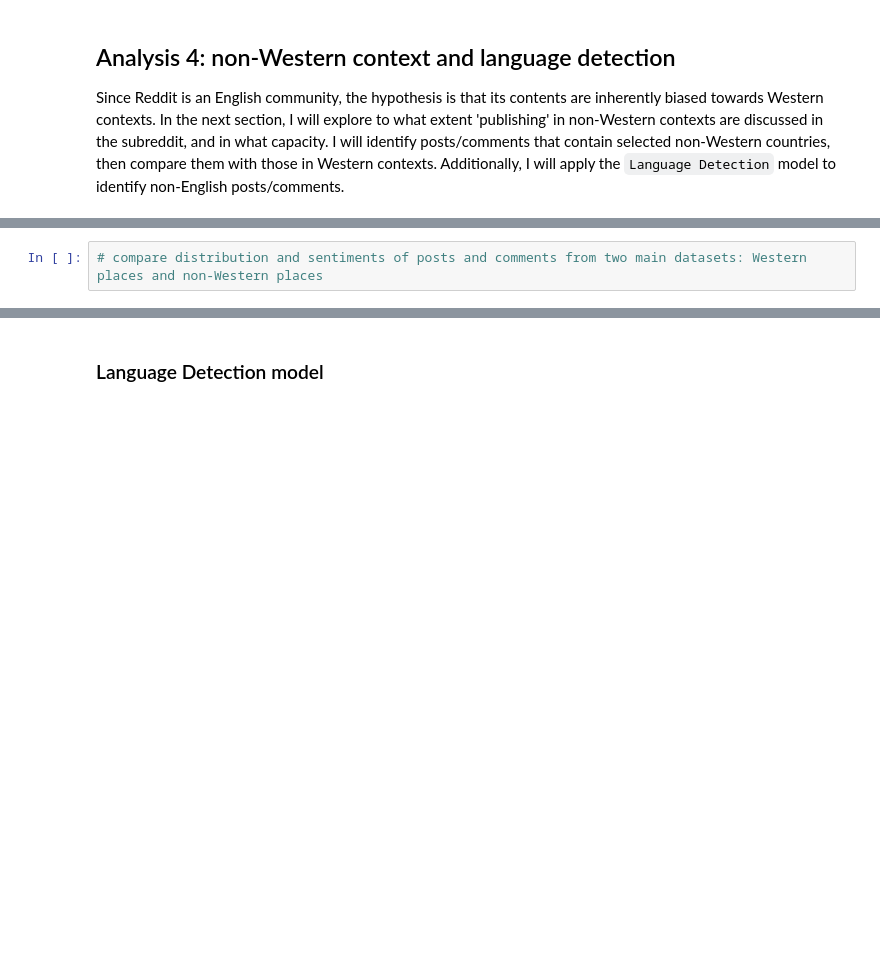
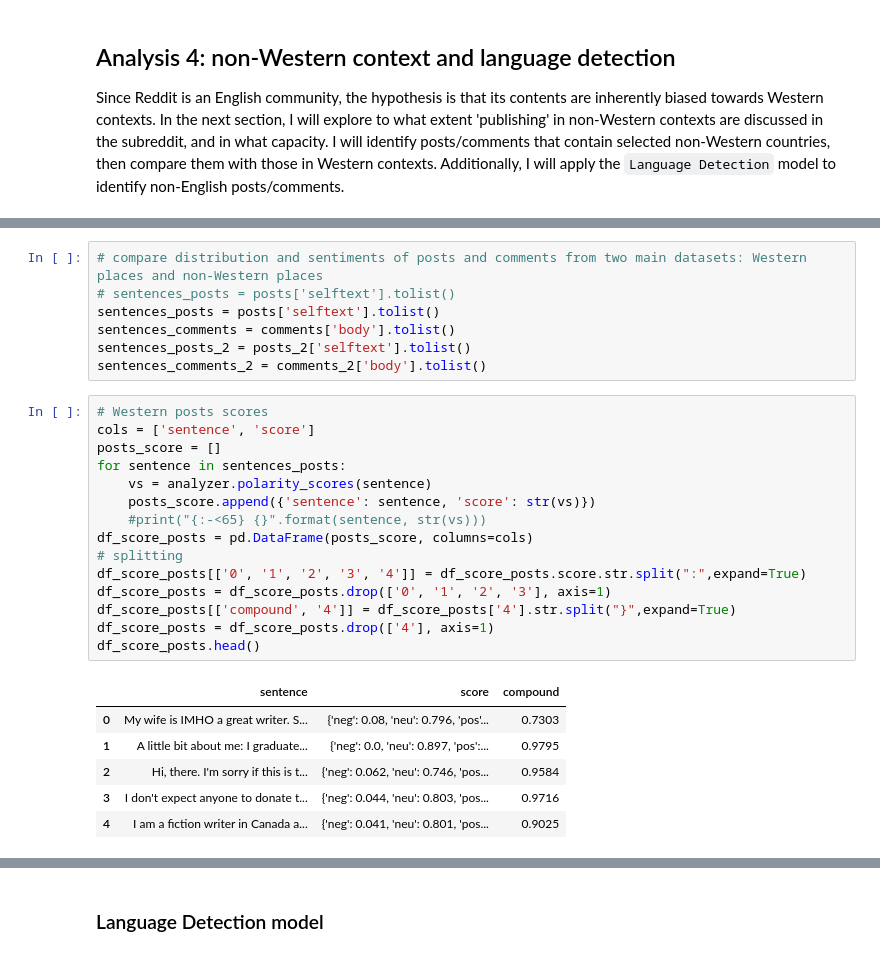
Before and after one commit to meiqingli/dssj_summer2022, a Jupyter notebook: DSSJ_Final_Project_Li.ipynb, the cells around one changed output, grey strips where cells are left out. Cells and saved outputs as stored; diff of their text form; blank space fills up the shorter version.

```diff
--- a/DSSJ_Final_Project_Li.ipynb
+++ b/DSSJ_Final_Project_Li.ipynb
@@ -778,2 +810,29 @@ comments_ny = df_comments_processed[df_comments_processed['body'].str.contains('
 # %%
 # compare distribution and sentiments of posts and comments from two main datasets: Western places and non-Western places
+# sentences_posts = posts['selftext'].tolist()
+sentences_posts = posts['selftext'].tolist()
+sentences_comments = comments['body'].tolist()
+sentences_posts_2 = posts_2['selftext'].tolist()
+sentences_comments_2 = comments_2['body'].tolist()
+# %%
+# Western posts scores
+cols = ['sentence', 'score']
+posts_score = []
+for sentence in sentences_posts:
+    vs = analyzer.polarity_scores(sentence)
+    posts_score.append({'sentence': sentence, 'score': str(vs)})
+    #print("{:-<65} {}".format(sentence, str(vs)))
+df_score_posts = pd.DataFrame(posts_score, columns=cols)
+# splitting
+df_score_posts[['0', '1', '2', '3', '4']] = df_score_posts.score.str.split(":",expand=True)
+df_score_posts = df_score_posts.drop(['0', '1', '2', '3'], axis=1)
+df_score_posts[['compound', '4']] = df_score_posts['4'].str.split("}",expand=True)
+df_score_posts = df_score_posts.drop(['4'], axis=1)
+df_score_posts.head()
+# %% [output]
+|  | sentence | score | compound |
+| 0 | My wife is IMHO a great writer. S... | {'neg': 0.08, 'neu': 0.796, 'pos'... | 0.7303 |
+| 1 | A little bit about me: I graduate... | {'neg': 0.0, 'neu': 0.897, 'pos':... | 0.9795 |
+| 2 | Hi, there. I'm sorry if this is t... | {'neg': 0.062, 'neu': 0.746, 'pos... | 0.9584 |
+| 3 | I don't expect anyone to donate t... | {'neg': 0.044, 'neu': 0.803, 'pos... | 0.9716 |
+| 4 | I am a fiction writer in Canada a... | {'neg': 0.041, 'neu': 0.801, 'pos... | 0.9025 |
```
Also changed, not shown: parts of 27 cells of this notebook.
